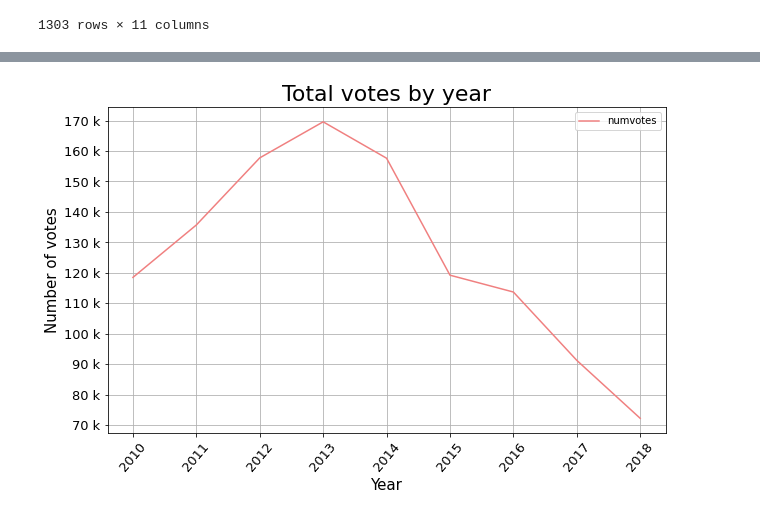
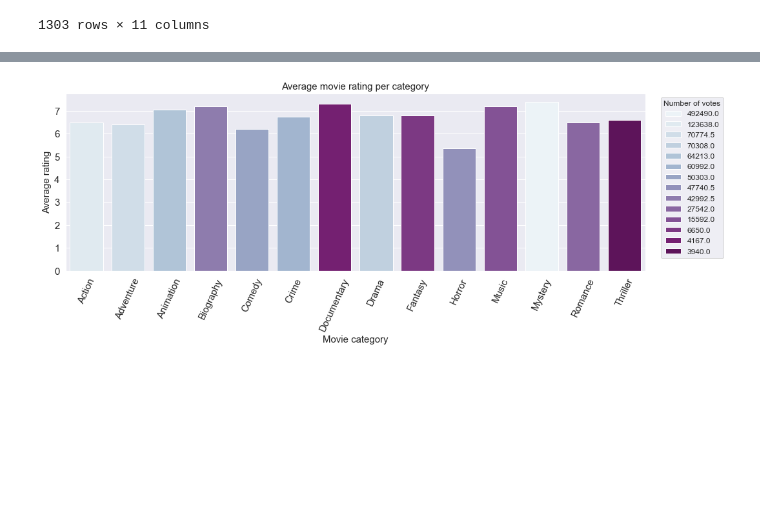
Before and after one commit to nil-91/Microsoft_Movie_Analysis, a Jupyter notebook: code/eda_notebook.ipynb, the cells around one changed output, grey strips where cells are left out. Drawn from its saved outputs; the diff is of its cells as text; code cells hidden in the pictures; blank space fills up the shorter version.

```diff
--- a/code/eda_notebook.ipynb
+++ b/code/eda_notebook.ipynb
@@ -213,16 +195,0 @@ See the caveats in the documentation: https://pandas.pydata.org/pandas-docs/stab
-# %%
-votes_vs_year = clean_df[['numvotes','year']]
-
-ax = votes_vs_year.groupby('year').mean().plot(figsize=(10,6), fontsize=13, stacked=True,
-                                                        color = ['lightcoral','royalblue'])
-ax.set_xlabel('Year', fontsize = 15)
-ax.set_ylabel("Number of votes", fontsize=15);
-ax.set_title("Total votes by year", fontsize=22)
-ax.yaxis.set_major_formatter(ticker.FormatStrFormatter("%d"))
-ax.yaxis.set_major_locator(ticker.MultipleLocator(10000.00))
-ax.yaxis.set_major_formatter(ticker.EngFormatter())
-plt.xticks(rotation = 50)
-plt.grid()
-plt.show()
-# %% [output]
-[figure, removed]
@@ -298,0 +196,31 @@ def genere_vs_gross():
+# %%
+genre_vs_rating = clean_df[['averagerating','genre0','numvotes']]
+df = genre_vs_rating.groupby('genre0').agg('median')
+df = df.reset_index()
+# %%
+fig, ax = plt.subplots(figsize=(15,6))
+labels = list(df['genre0'].unique())
+sns.barplot(
+    x="genre0",
+    y="averagerating",
+    data=df,
+    hue="numvotes",
+    ax=ax,
+    palette="BuPu_r",
+    dodge=False
+)
+sns.set_style(
+    "darkgrid")
+ax.set_title("Average movie rating per category", fontsize=15)
+ax.set_xlabel("Movie category", fontsize=15)
+ax.set_ylabel("Average rating", fontsize=15)
+ax.set_xticklabels(labels= labels, size=15, rotation=65)
+ax.tick_params(axis='y', labelsize=15)
+handles, labels = ax.get_legend_handles_labels()
+ax.legend(handles[::-1], labels[::-1], title="Number of votes",bbox_to_anchor=(1.02, 1.0), loc='upper left', fontsize=12, fancybox=True)
+plt.tight_layout()
+plt.savefig('./images/genre_vs_rating.png', transparent = True)
+
+plt.show()
+# %% [output]
+[figure, added]
```
Also changed, not shown: parts of 10 cells of this notebook, 2 other files.
